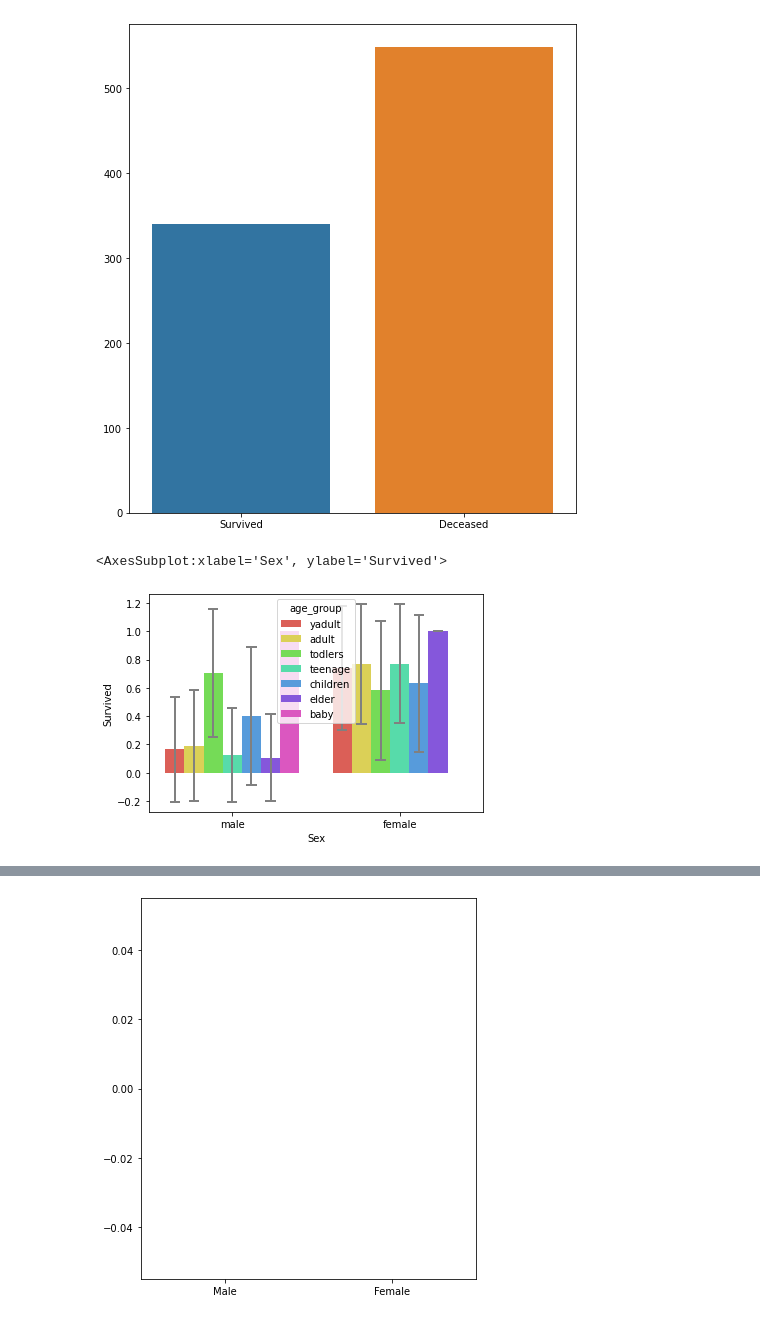
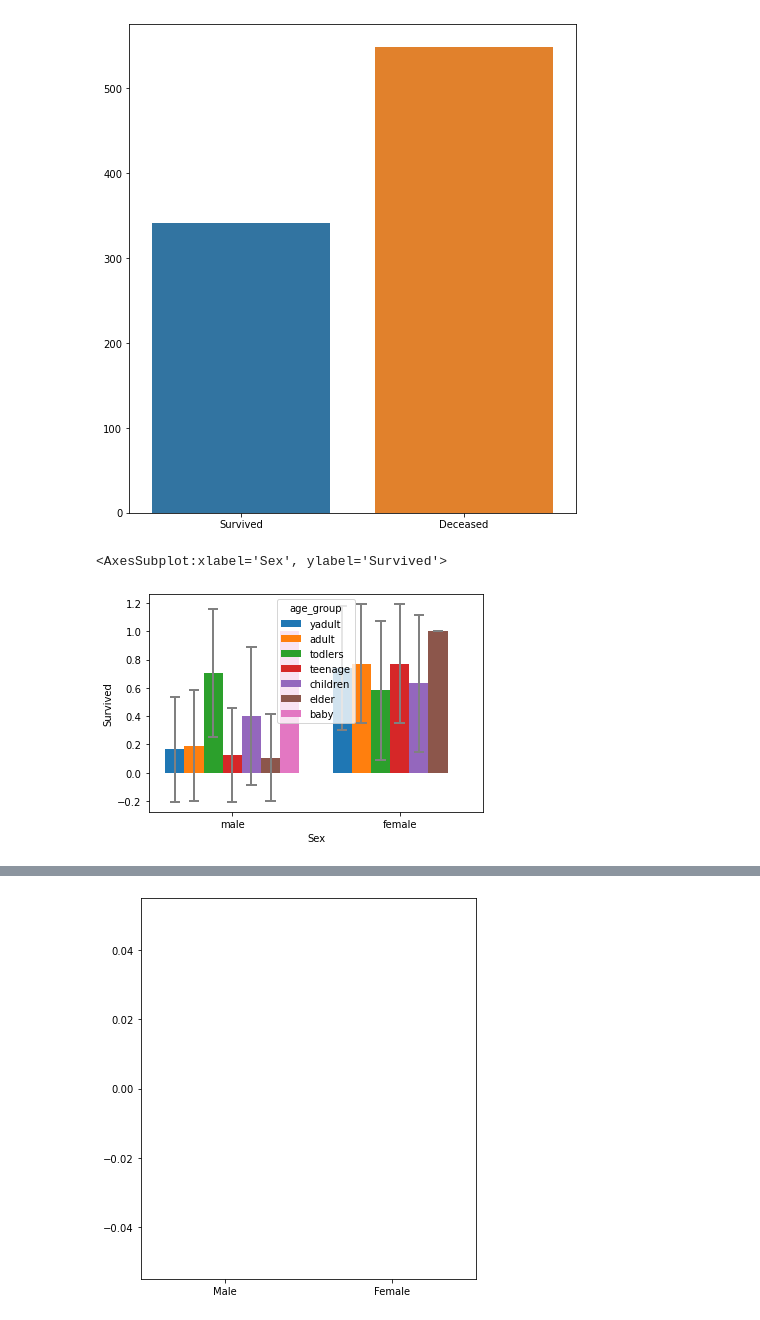
Before and after one commit to chanyadeshani/Group8, a Jupyter notebook: assignment.ipynb, the cells around one changed output, grey strips where cells are left out. Drawn from its saved outputs; the diff is of its cells as text; code cells hidden in the pictures.

```diff
--- a/assignment.ipynb
+++ b/assignment.ipynb
@@ -86,7 +101,7 @@ Train_data[['Age']] = Train_data[['Age']].round()
 #Train_data.isnull().mean().round(4).mul(100).sort_values(ascending=False)
 
 # OR can drop the missing rows
-Train_data = Train_data.drop(Train_data.loc[Train_data.get("Embarked").isna()].index)
+#Train_data = Train_data.drop(Train_data.loc[Train_data.get("Embarked").isna()].index)
 # See if there is still any missing data in train dataset
 print("Missing values remaining in the data set")
 Train_data.isna().sum().max()
@@ -104,21 +119,24 @@ plt.show()
 # %%
 Train_data.loc[Train_data['Age'] <= 1, 'age_group'] = 'baby'
 Train_data.loc[Train_data['Age'].between(1,3), 'age_group'] = 'todlers'
 Train_data.loc[Train_data['Age'].between(4,10), 'age_group'] = 'children'
 Train_data.loc[Train_data['Age'].between(11,19), 'age_group'] = 'teenage'
 Train_data.loc[Train_data['Age'].between(20,35), 'age_group'] = 'yadult'
 Train_data.loc[Train_data['Age'].between(36,60), 'age_group'] = 'adult'
 Train_data.loc[Train_data['Age']>60, 'age_group'] = 'elder'
 
+Train_data.loc[Train_data['Age'] <= 18, '2age_group'] = 'child'
+Train_data.loc[Train_data['Age'] > 60, '2age_group'] = 'adult'
+
+
 # create plot
-sns.barplot(x = 'Sex', y = 'Survived',  hue = 'age_group',data = Train_data,
-            palette = 'hls',
+sns.barplot(x = 'Sex', y = 'Survived', hue = 'age_group', data = Train_data,
             order = ['male', 'female'],
             capsize = 0.05,
             saturation = 8,
             errcolor = 'gray', errwidth = 2,
             ci = 'sd'
             )
 # %% [output]
 <AxesSubplot:xlabel='Sex', ylabel='Survived'>
-[figure, old version]
+[figure, new version]
```
Also changed, not shown: parts of 18 cells of this notebook.
